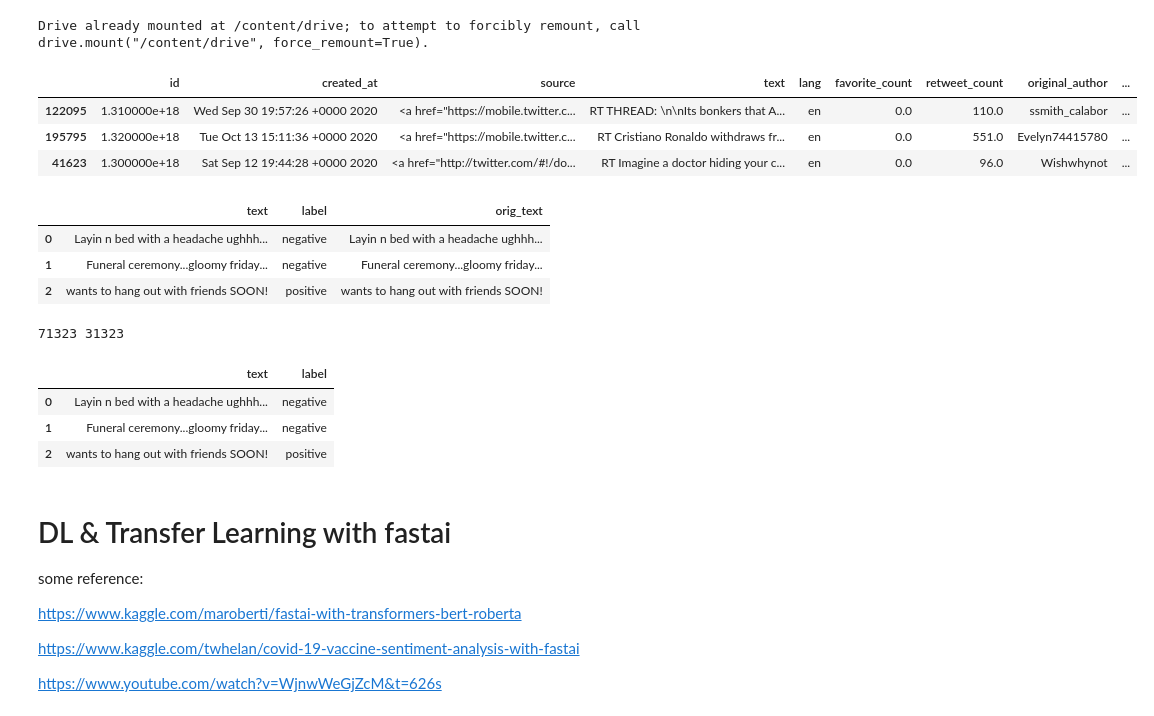
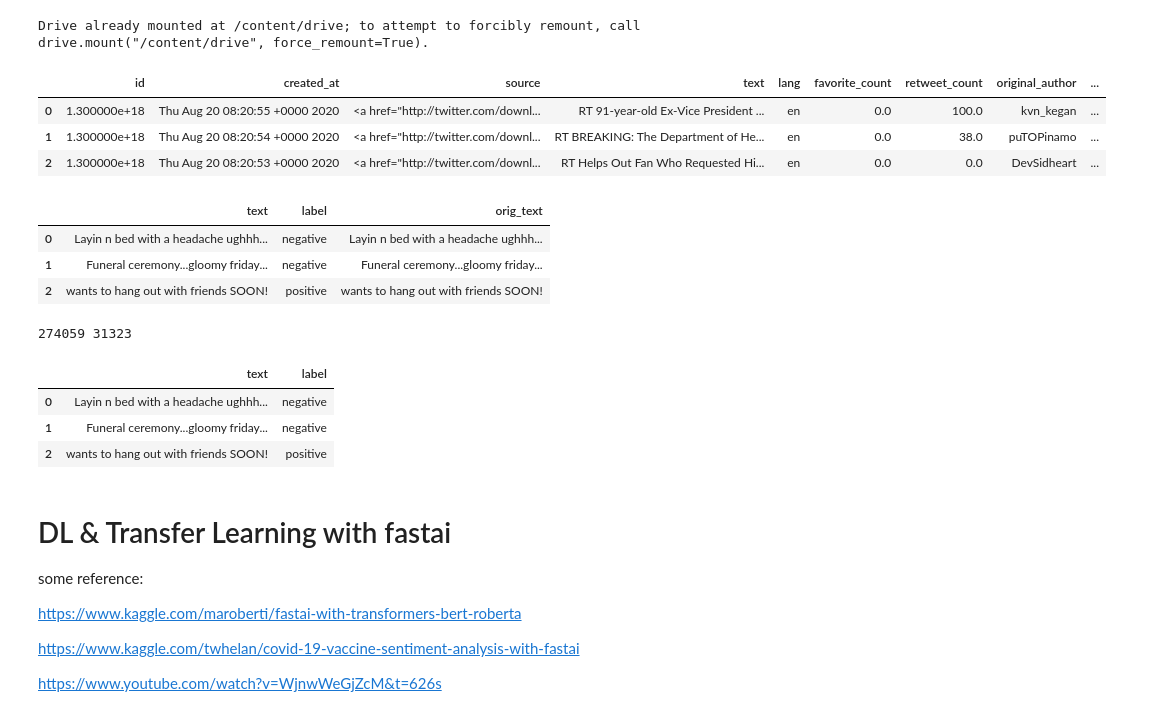
Before and after one commit to jinfeijoy/NLP, a Jupyter notebook: kaggle_Twitter_sentiment/notebook/Basic_twitter_sentiment_analysis_fastai.ipynb, the cells around one changed output. Drawn from its saved outputs; the diff is of its cells as text; code cells hidden in the pictures.

```diff
--- a/kaggle_Twitter_sentiment/notebook/Basic_twitter_sentiment_analysis_fastai.ipynb
+++ b/kaggle_Twitter_sentiment/notebook/Basic_twitter_sentiment_analysis_fastai.ipynb
@@ -27,17 +27,17 @@ def tweet_proc(df, text_col='text'):
 # %%
 covid_tweet = pd.read_csv(os.path.join(path, "Covid-19 Twitter Dataset (Aug-Sep 2020).csv"))
 covid_tweet = covid_tweet[covid_tweet.original_text.isnull()==False].drop_duplicates().reset_index(drop=True)
 covid_tweet = tweet_proc(covid_tweet,'original_text')
 covid_tweet['label'] = np.nan
 covid_tweet = covid_tweet[covid_tweet.lang=='en']
 covid_tweet = covid_tweet.rename(columns={'original_text':'text'})
-covid_tweet = covid_tweet.sample(n=40000, random_state=1)
+# covid_tweet = covid_tweet.sample(n=40000, random_state=1)
 covid_tweet.head(3)
 # %% [output]
 |  | id | created_at | source | text | lang | favorite_count | retweet_count | original_author | ... |
-| 122095 | 1.310000e+18 | Wed Sep 30 19:57:26 +0000 2020 | <a href="https://mobile.twitter.c... | RT THREAD: \n\nIts bonkers that A... | en | 0.0 | 110.0 | ssmith_calabor | ... |
-| 195795 | 1.320000e+18 | Tue Oct 13 15:11:36 +0000 2020 | <a href="https://mobile.twitter.c... | RT Cristiano Ronaldo withdraws fr... | en | 0.0 | 551.0 | Evelyn74415780 | ... |
-| 41623 | 1.300000e+18 | Sat Sep 12 19:44:28 +0000 2020 | <a href="http://twitter.com/#!/do... | RT Imagine a doctor hiding your c... | en | 0.0 | 96.0 | Wishwhynot | ... |
+| 0 | 1.300000e+18 | Thu Aug 20 08:20:55 +0000 2020 | <a href="http://twitter.com/downl... | RT 91-year-old Ex-Vice President ... | en | 0.0 | 100.0 | kvn_kegan | ... |
+| 1 | 1.300000e+18 | Thu Aug 20 08:20:54 +0000 2020 | <a href="http://twitter.com/downl... | RT BREAKING: The Department of He... | en | 0.0 | 38.0 | puTOPinamo | ... |
+| 2 | 1.300000e+18 | Thu Aug 20 08:20:53 +0000 2020 | <a href="http://twitter.com/downl... | RT Helps Out Fan Who Requested Hi... | en | 0.0 | 0.0 | DevSidheart | ... |
 # %%
 basic_tweet = pd.read_csv(os.path.join(path, "tweet_dataset.csv"))
 basic_tweet = basic_tweet[basic_tweet.new_sentiment.isnull()==False].drop_duplicates().reset_index(drop=True)
@@ -56,7 +56,7 @@ df_clas = df_lm[['text', 'label']].dropna(subset=['label'])
 print(len(df_lm), len(df_clas))
 df_clas.head(3)
 # %% [output]
-71323 31323
+274059 31323
 |  | text | label |
 | 0 | Layin n bed with a headache ughhh... | negative |
 | 1 | Funeral ceremony...gloomy friday... | negative |
```
Also changed, not shown: parts of 26 cells of this notebook, 1 other file.
